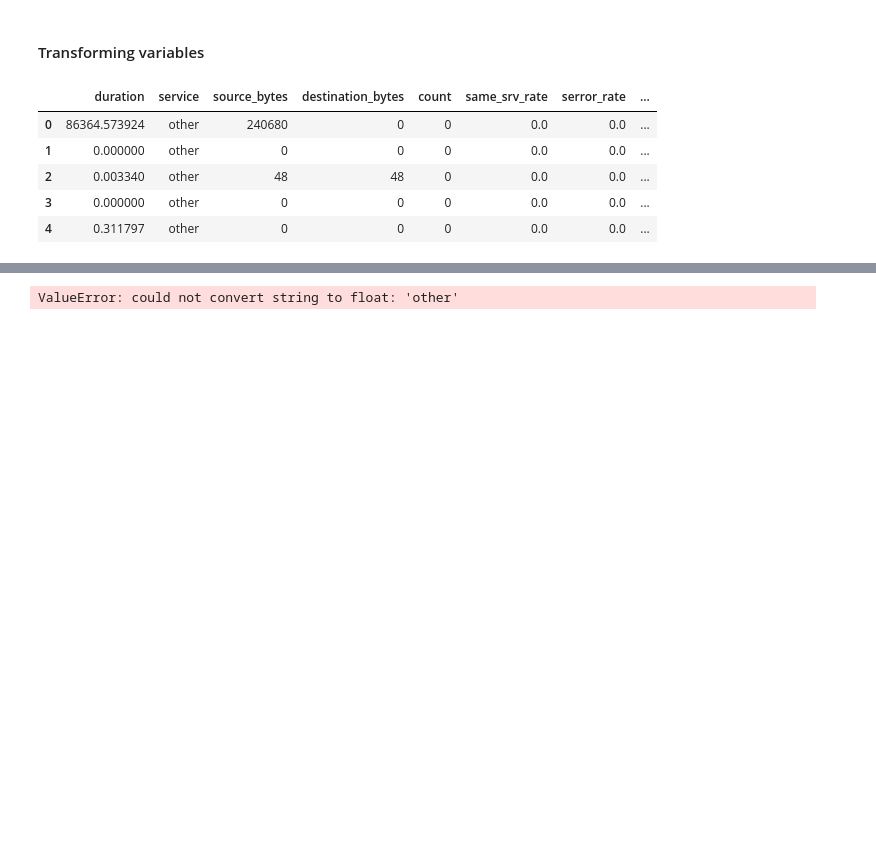
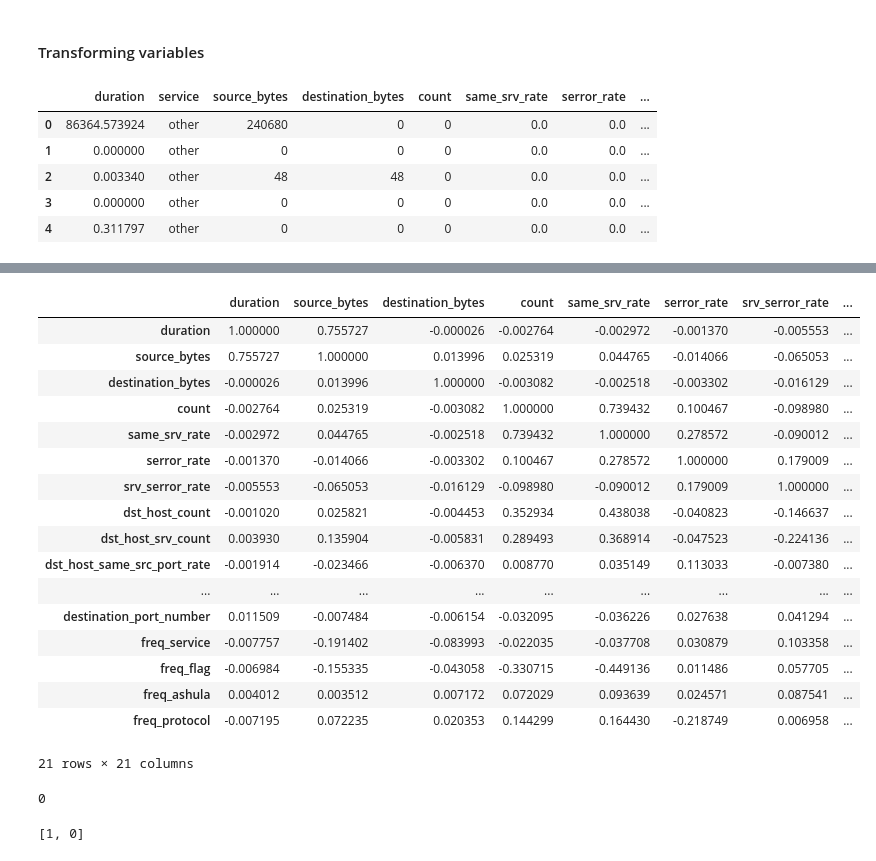
Before and after one commit to Backup8Bits/mlops-model, a Jupyter notebook: notebooks/eda_network.ipynb, the cells around one changed output, grey strips where cells are left out. Saved outputs shown, nothing was run; the diff lists cells and outputs as text; code cells hidden in the pictures; blank space fills up the shorter version.

```diff
--- a/notebooks/eda_network.ipynb
+++ b/notebooks/eda_network.ipynb
@@ -147,3 +158,7 @@ destination_port_number          int64
 start_time                      object
 protocol                        object
 dtype: object
+# %%
+# Drop duplicates
+df.drop_duplicates(inplace=True)
+df.shape
@@ -194,8 +221,10 @@ protocol: ['udp' 'tcp' 'icmp']
 df_transform = df.copy()
 
 # transform source_ip_address and destination_ip_address
-df_transform["source_ip_address"] = df_transform["source_ip_address"].apply(transform_ipv6_to_ipv4)
-df_transform["destination_ip_address"] = df_transform["destination_ip_address"].apply(transform_ipv6_to_ipv4)
+df_transform["source_ip_address"] = df_transform["source_ip_address"].apply(map_ipv6_to_ipv4)
+df_transform["destination_ip_address"] = df_transform["destination_ip_address"].apply(map_ipv6_to_ipv4)
+df_transform["source_ip_address"] = df_transform["source_ip_address"].apply(ip_to_int)
+df_transform["destination_ip_address"] = df_transform["destination_ip_address"].apply(ip_to_int)
 
 # transform service
 df_transform["service_split"] = df_transform["service"].str.split(" ")
@@ -236,4 +265,22 @@ with pd.option_context(
 | 4 | 0.311797 | other | 0 | 0 | 0 | 0.0 | 0.0 | ... |
 # %%
 # Delete columns
-df_transform = df_transform.drop(columns=["service", "flag", "ashula_detection", "ashula_split", "ashula_code", "service_split", "protocol"])
+df_transform = df_transform.drop(
+    columns=[
+        "service",
+        "flag",
+        "ashula_detection",
+        "ashula_split",
+        "ashula_code",
+        "service_split",
+        "protocol",
+        "malware_detection",
+        'start_time',
+    ]
+)
+# Show Results
+with pd.option_context(
+    'display.max_colwidth', None,
+    'display.max_columns', None,
+    'display.max_rows', None):
+    display(df_transform.head())
@@ -239,0 +294,3 @@ df_transform = df_transform.drop(columns=["service", "flag", "ashula_detection",
+# %%
+df_transform.drop_duplicates(inplace=True)
+df_transform.dtypes
@@ -243,6 +318,31 @@ profile = ProfileReport(
 )
 profile.to_file("../reports/profile.html")
 # %%
-df.corr()
+df_transform.corr()
 # %% [output]
+|  | duration | source_bytes | destination_bytes | count | same_srv_rate | serror_rate | srv_serror_rate | ... |
+| duration | 1.000000 | 0.755727 | -0.000026 | -0.002764 | -0.002972 | -0.001370 | -0.005553 | ... |
+| source_bytes | 0.755727 | 1.000000 | 0.013996 | 0.025319 | 0.044765 | -0.014066 | -0.065053 | ... |
+| destination_bytes | -0.000026 | 0.013996 | 1.000000 | -0.003082 | -0.002518 | -0.003302 | -0.016129 | ... |
+| count | -0.002764 | 0.025319 | -0.003082 | 1.000000 | 0.739432 | 0.100467 | -0.098980 | ... |
+| same_srv_rate | -0.002972 | 0.044765 | -0.002518 | 0.739432 | 1.000000 | 0.278572 | -0.090012 | ... |
+| serror_rate | -0.001370 | -0.014066 | -0.003302 | 0.100467 | 0.278572 | 1.000000 | 0.179009 | ... |
+| srv_serror_rate | -0.005553 | -0.065053 | -0.016129 | -0.098980 | -0.090012 | 0.179009 | 1.000000 | ... |
+| dst_host_count | -0.001020 | 0.025821 | -0.004453 | 0.352934 | 0.438038 | -0.040823 | -0.146637 | ... |
+| dst_host_srv_count | 0.003930 | 0.135904 | -0.005831 | 0.289493 | 0.368914 | -0.047523 | -0.224136 | ... |
+| dst_host_same_src_port_rate | -0.001914 | -0.023466 | -0.006370 | 0.008770 | 0.035149 | 0.113033 | -0.007380 | ... |
+| ... | ... | ... | ... | ... | ... | ... | ... | ... |
+| destination_port_number | 0.011509 | -0.007484 | -0.006154 | -0.032095 | -0.036226 | 0.027638 | 0.041294 | ... |
+| freq_service | -0.007757 | -0.191402 | -0.083993 | -0.022035 | -0.037708 | 0.030879 | 0.103358 | ... |
+| freq_flag | -0.006984 | -0.155335 | -0.043058 | -0.330715 | -0.449136 | 0.011486 | 0.057705 | ... |
+| freq_ashula | 0.004012 | 0.003512 | 0.007172 | 0.072029 | 0.093639 | 0.024571 | 0.087541 | ... |
+| freq_protocol | -0.007195 | 0.072235 | 0.020353 | 0.144299 | 0.164430 | -0.218749 | 0.006958 | ... |
-ValueError: could not convert string to float: 'other'
+21 rows × 21 columns
+# %%
+df_transform["label"].isnull().sum()
+# %% [output]
+0
+# %%
+df_transform["label"].unique().tolist()
+# %% [output]
+[1, 0]
```
Also changed, not shown: parts of 24 cells of this notebook, 2 other files.
